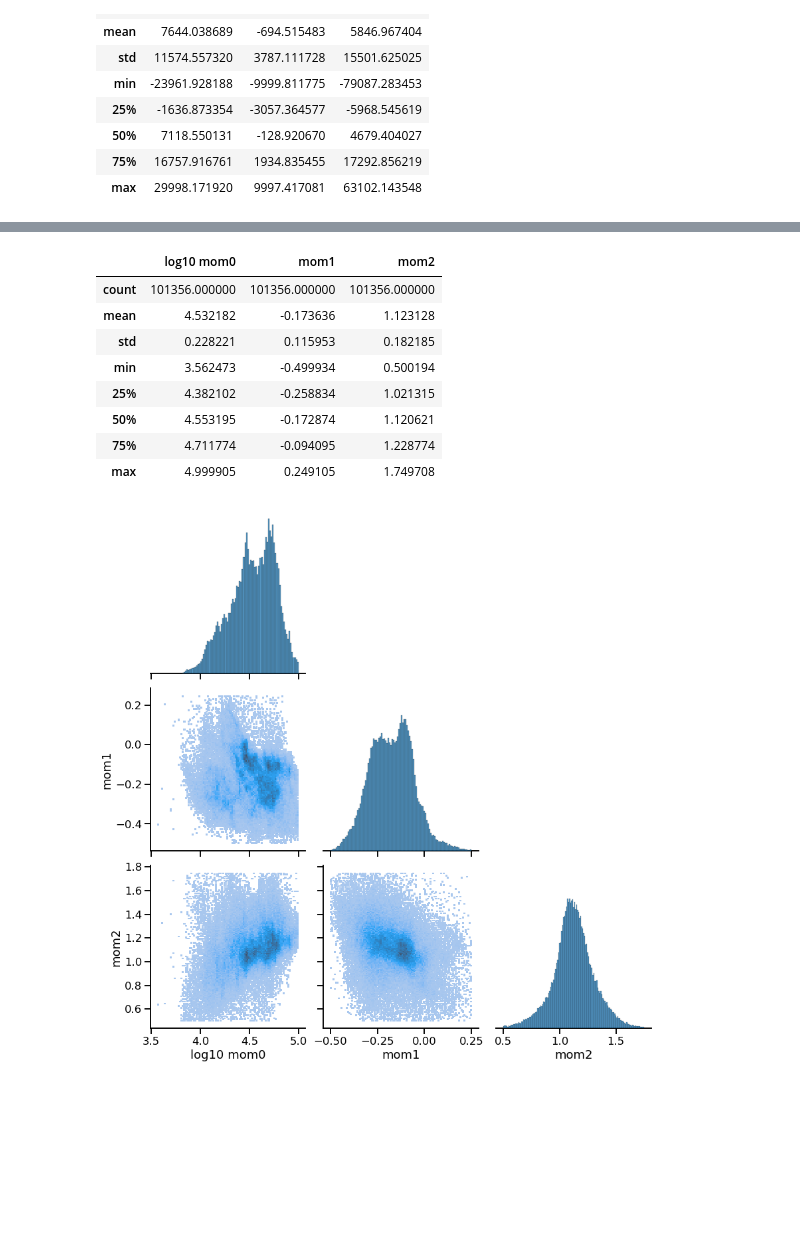
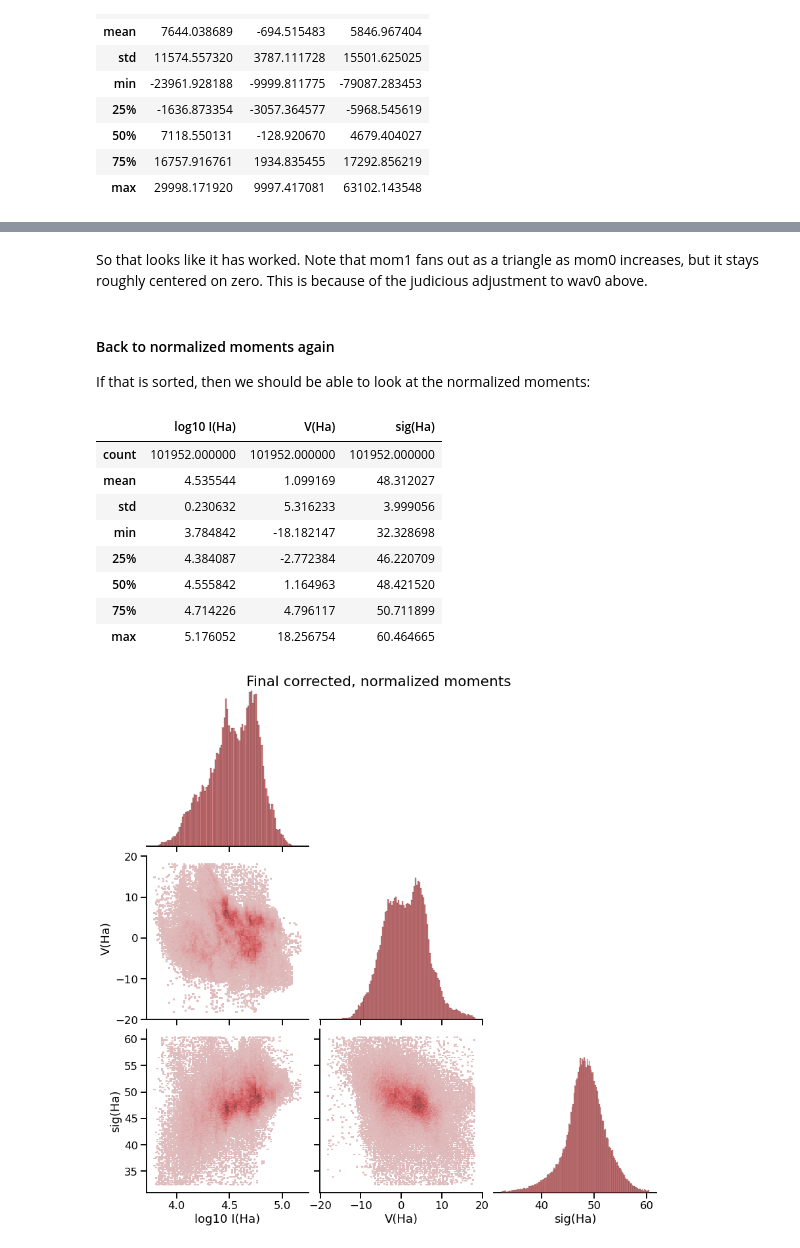
Before and after one commit to will-henney/muse-hii-regions, a Jupyter notebook: notebooks/03-00-ha-moment-maps.ipynb, the cells around one changed output, grey strips where cells are left out. Saved outputs shown, nothing was run; the diff lists cells and outputs as text; code cells hidden in the pictures; blank space fills up the shorter version.

```diff
--- a/notebooks/03-00-ha-moment-maps.ipynb
+++ b/notebooks/03-00-ha-moment-maps.ipynb
@@ -273,6 +323,7 @@ g.axes[2, 0].axvline(0.0, color="r", linestyle="dashed")
 # %%
 _mom0 = _hacore.sum(axis=0)
 _mom1 = _mom0.copy()
+wav0 = 6566.4
 _mom1.data = np.sum(_hacore.data * (wavcore.data - wav0), axis=0)
 _mom2 = _mom0.copy()
 _mom2.data = np.sum(_hacore.data * (wavcore.data - wav0)**2, axis=0)
@@ -317,3 +369,9 @@ Back to normalized moments
+# %% [markdown]
+So that looks like it has worked. Note that mom1 fans out as a triangle as mom0 increases, but it stays roughly centered on zero. This is because of the judicious adjustment to wav0 above.
+# %% [markdown]
+#### Back to normalized moments again
+
+If that is sorted, then we should be able to look at the normalized moments:
 # %%
 _mom0 = _hacore.sum(axis=0)
 _mom1 = _mom0.copy()
@@ -324,35 +382,40 @@ _mom2.data = np.sum(_hacore.data * (wavcore.data - wav0 - _mom1.data)**2, axis=0
 m = (
     starmask
     | _mom0.mask
-    | (_mom0.data > 10e4)
-    | (_mom1.data < -0.5) | (_mom1.data > 0.25)
+    | (_mom0.data < 0.6e4) | (_mom0.data > 15e4)
+    | (_mom1.data < -0.4) | (_mom1.data > 0.4)
     | (_mom2.data > 1.75) | (_mom2.data < 0.5)
 )
+KMS_PER_ANGSTROM = 3e5 / 6563.0
 df2 = pd.DataFrame({
-    "log10 mom0": np.log10(_mom0.data[~m]),
-    "mom1": _mom1.data[~m],
-    "mom2": _mom2.data[~m],
+    "log10 I(Ha)": np.log10(_mom0.data[~m]),
+    "V(Ha)": _mom1.data[~m] * KMS_PER_ANGSTROM,
+    "sig(Ha)": np.sqrt(_mom2.data[~m]) * KMS_PER_ANGSTROM,
 })
 df2.describe()
 # %% [output]
-|  | log10 mom0 | mom1 | mom2 |
-| count | 101356.000000 | 101356.000000 | 101356.000000 |
-| mean | 4.532182 | -0.173636 | 1.123128 |
-| std | 0.228221 | 0.115953 | 0.182185 |
-| min | 3.562473 | -0.499934 | 0.500194 |
-| 25% | 4.382102 | -0.258834 | 1.021315 |
-| 50% | 4.553195 | -0.172874 | 1.120621 |
-| 75% | 4.711774 | -0.094095 | 1.228774 |
-| max | 4.999905 | 0.249105 | 1.749708 |
+|  | log10 I(Ha) | V(Ha) | sig(Ha) |
+| count | 101952.000000 | 101952.000000 | 101952.000000 |
+| mean | 4.535544 | 1.099169 | 48.312027 |
+| std | 0.230632 | 5.316233 | 3.999056 |
+| min | 3.784842 | -18.182147 | 32.328698 |
+| 25% | 4.384087 | -2.772384 | 46.220709 |
+| 50% | 4.555842 | 1.164963 | 48.421520 |
+| 75% | 4.714226 | 4.796117 | 50.711899 |
+| max | 5.176052 | 18.256754 | 60.464665 |
 # %%
 g = sns.pairplot(
     df2,
     kind="hist",
     height=4,
     corner=True,
+    plot_kws=dict(color="r"),
+    diag_kws=dict(color="r"),
 )
+g.fig.suptitle("Final corrected, normalized moments")
+g.tight_layout(pad=0);
 # %% [output]
-[figure, old version]
+[figure, new version]
 # %%
 fig, ax = plt.subplots(figsize=(8, 8))
 _mom2.mask = _mom2.mask | m
```
Also changed, not shown: parts of 33 cells of this notebook, 2 other files.
